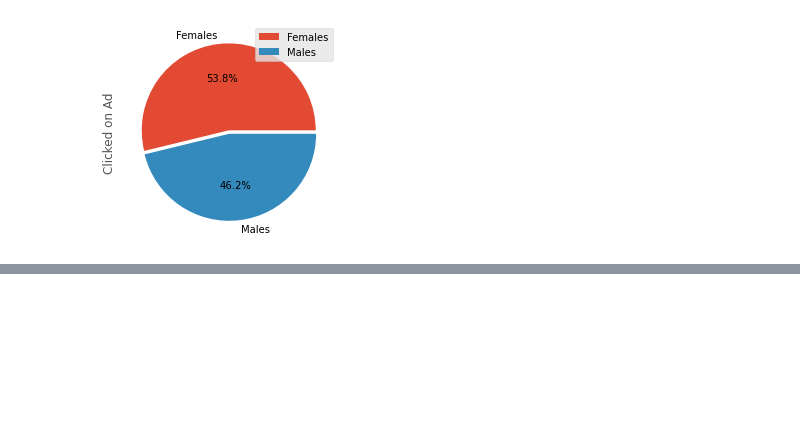
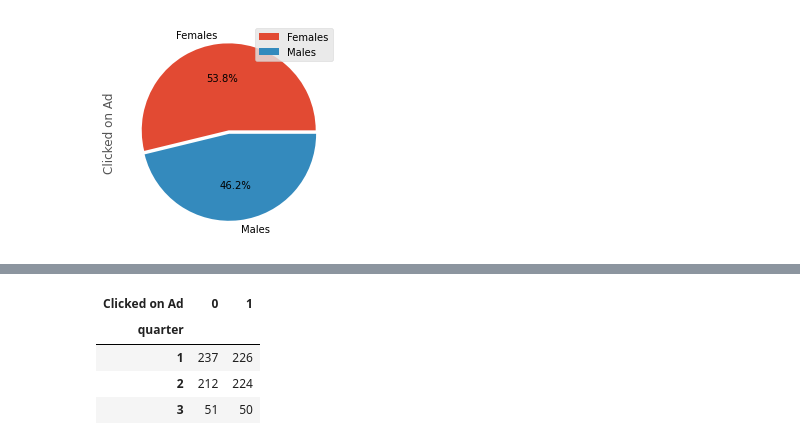
Before and after one commit to Wisal-Mukhtiar/Predicting-User-Adclick-using-LogisticRegression, a Jupyter notebook: notebook.ipynb, the cells around one changed output, grey strips where cells are left out. Cells and saved outputs as stored; diff of their text form; code cells hidden in the pictures; blank space fills up the shorter version.

```diff
--- a/notebook.ipynb
+++ b/notebook.ipynb
@@ -183,0 +184,9 @@ pd.crosstab(temp['hour'],temp['Clicked on Ad'])
+# %%
+temp['quarter'] = df['Timestamp'].dt.quarter
+pd.crosstab(temp['quarter'],temp['Clicked on Ad'])
+# %% [output]
+| Clicked on Ad | 0 | 1 |
+| quarter |  |  |
+| 1 | 237 | 226 |
+| 2 | 212 | 224 |
+| 3 | 51 | 50 |
```
Also changed, not shown: parts of 16 cells of this notebook.
